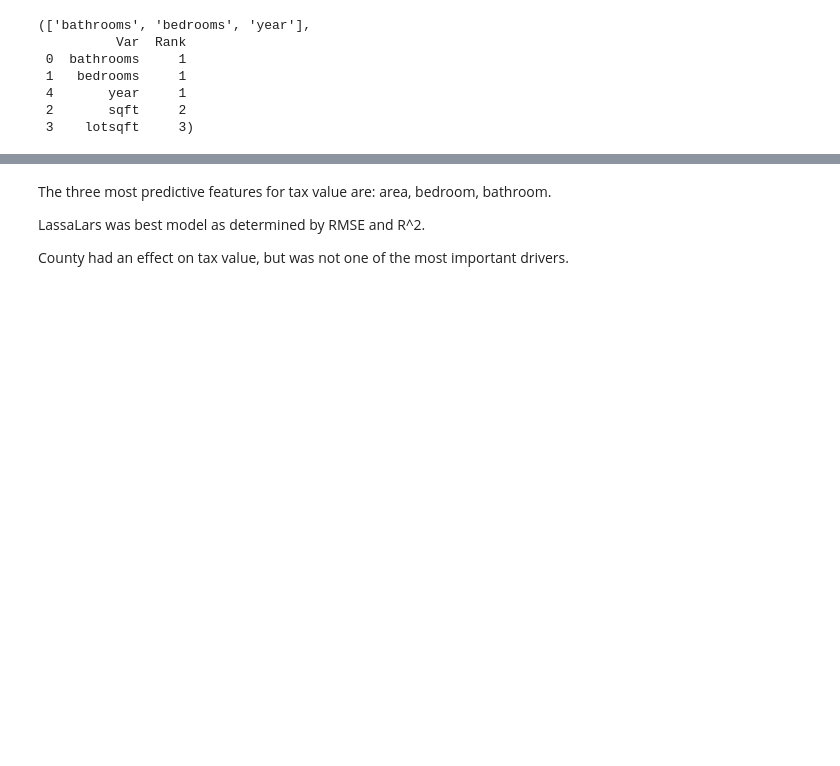
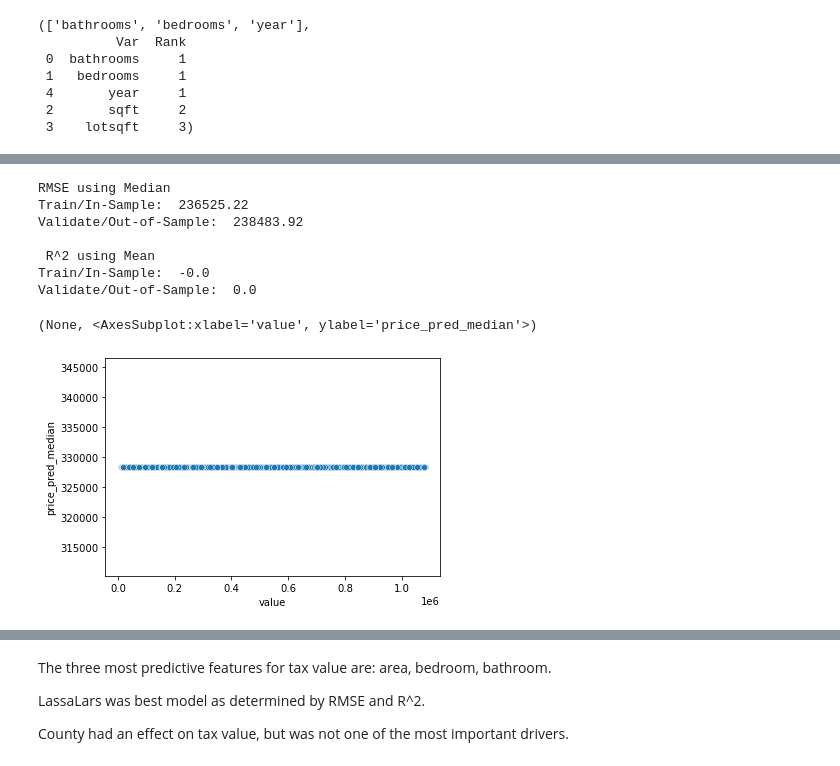
Before and after one commit to craigcalzado/regression-project, a Jupyter notebook: regression_project.ipynb, the cells around one changed output, grey strips where cells are left out. Saved outputs shown, nothing was run; the diff lists cells and outputs as text; code cells hidden in the pictures; blank space fills up the shorter version.

Commit message:
Updated pipeline into functions for replication

```diff
--- a/regression_project.ipynb
+++ b/regression_project.ipynb
@@ -295,3 +409,34 @@ sns.scatterplot(x=y_train['value'], y=y_train['price_pred_median'])
+# %%
+# create a function of the RMSE and R^2
+def rmse_r2(y_train, y_validate, y_test):
+    # create a median baseline
+    rmse_train = mean_squared_error(y_train.value, y_train.price_pred_median) ** .5
+    rmse_validate = mean_squared_error(y_validate.value, y_validate.price_pred_median) ** .5
+    rmse_test = mean_squared_error(y_test.value, y_test.price_pred_median) ** .5
+    # RMSE of price_pred_median (median baseline)
+    r2_train = explained_variance_score(y_train.value, y_train.price_pred_median)
+    r2_validate = explained_variance_score(y_validate.value, y_validate.price_pred_median)
+    p = print("RMSE using Median\nTrain/In-Sample: ", round(rmse_train, 2),
+      "\nValidate/Out-of-Sample: ", round(rmse_validate, 2),
+      "\n",
+      "\n",
+      "R^2 using Mean\nTrain/In-Sample: ", round(r2_train, 2),
+      "\nValidate/Out-of-Sample: ", round(r2_validate, 2)
+     )
+    plot = sns.scatterplot(x=y_train['value'], y=y_train['price_pred_median'])
+    return p, plot
+
+rmse_r2(y_train, y_validate, y_test)
+# %% [output]
+RMSE using Median
+Train/In-Sample:  236525.22
+Validate/Out-of-Sample:  238483.92
+
+ R^2 using Mean
+Train/In-Sample:  -0.0
+Validate/Out-of-Sample:  0.0
+(None, <AxesSubplot:xlabel='value', ylabel='price_pred_median'>)
+[figure, added]
 # %%
 # Linear regression, OLS
 
```
Also changed, not shown: parts of 41 cells of this notebook.
